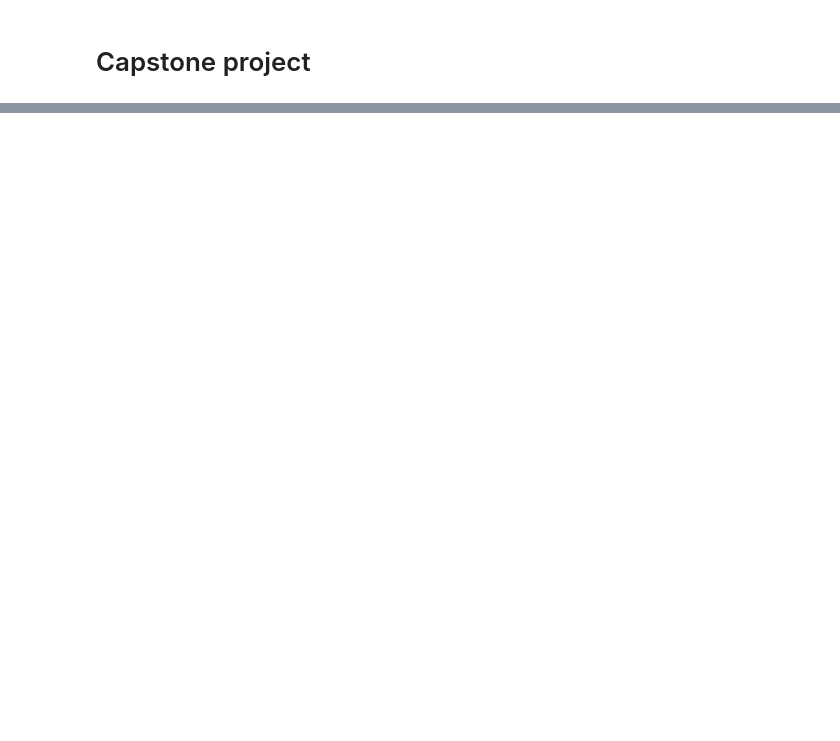
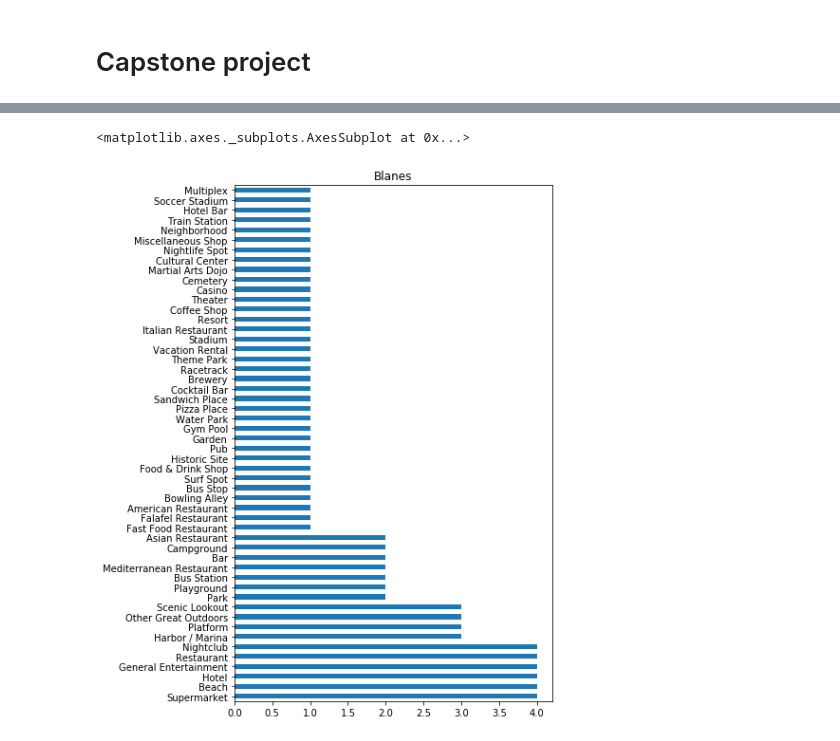
Before and after one commit to AllochkaSidko/Coursera_Capstone, a Jupyter notebook: Coursera_Capstone.ipynb, the cells around one changed output, grey strips where cells are left out. Drawn from its saved outputs; the diff is of its cells as text; code cells hidden in the pictures; blank space fills up the shorter version.

```diff
--- a/Coursera_Capstone.ipynb
+++ b/Coursera_Capstone.ipynb
@@ -181,0 +270,10 @@ dataframe_filtered.loc[dataframe_filtered['city']=='NaN']
+# %%
+# set number of clusters
+kclusters = 5
+
+venue_grouped_clustering = venue_grouped.drop('city', 1)
+# run k-means clustering
+kmeans = KMeans(n_clusters=kclusters, random_state=0).fit(venue_grouped_clustering)
+
+# check cluster labels generated for each row in the dataframe
+kmeans.labels_
@@ -181,0 +282,6 @@ dataframe_filtered.loc[dataframe_filtered['city']=='NaN']
+# %%
+# add clustering labels to table
+for i in range(len(venue_grouped)):
+    data.loc[data['city'] == venue_grouped['city'][i],'Cluster Labels'] = kmeans.labels_[i]
+# %%
+data = data.astype({'Cluster Labels': 'int32'})
@@ -181,0 +490,5 @@ dataframe_filtered.loc[dataframe_filtered['city']=='NaN']
+# %%
+data.loc[data['city'] == cit[0]]['categories'].value_counts().plot(kind='barh', figsize=(6,10), title = cit[0], fontsize= 10)
+# %% [output]
+<matplotlib.axes._subplots.AxesSubplot at 0x...>
+[figure, added]
```
Also changed, not shown: parts of 69 cells of this notebook, 47 other files.
